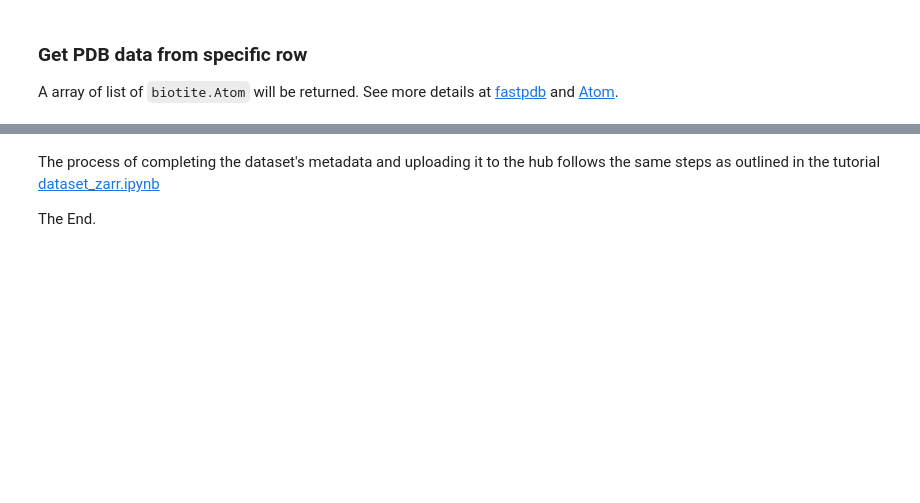
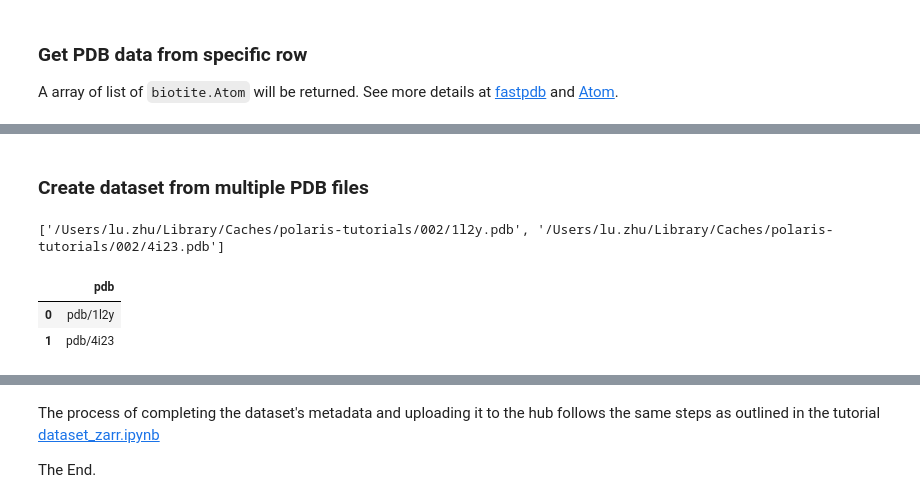
Before and after one commit to polaris-hub/polaris, a Jupyter notebook: docs/tutorials/dataset_pdb.ipynb, the cells around one changed output, grey strips where cells are left out. Saved outputs shown, nothing was run; the diff lists cells and outputs as text; code cells hidden in the pictures; blank space fills up the shorter version.

```diff
--- a/docs/tutorials/dataset_pdb.ipynb
+++ b/docs/tutorials/dataset_pdb.ipynb
@@ -99,0 +98,21 @@ array([
+# %% [markdown]
+### Create dataset from multiple PDB files
+# %%
+pdb_paths = rcsb.fetch(["1l2y", "4i23"], "pdb", SAVE_DIR)
+print(pdb_paths)
+# %% [output]
+['/Users/lu.zhu/Library/Caches/polaris-tutorials/002/1l2y.pdb', '/Users/lu.zhu/Library/Caches/polaris-tutorials/002/4i23.pdb']
+# %%
+factory = DatasetFactory(SAVE_DIR.join("pdbs.zarr"))
+
+converter = PDBConverter()
+factory.register_converter("pdb", converter)
+
+factory.add_from_files(pdb_paths, axis=0)
+dataset = factory.build()
+# %%
+dataset.table
+# %% [output]
+|  | pdb |
+| 0 | pdb/1l2y |
+| 1 | pdb/4i23 |
```
Also changed, not shown: parts of 8 cells of this notebook, 1 other file.
